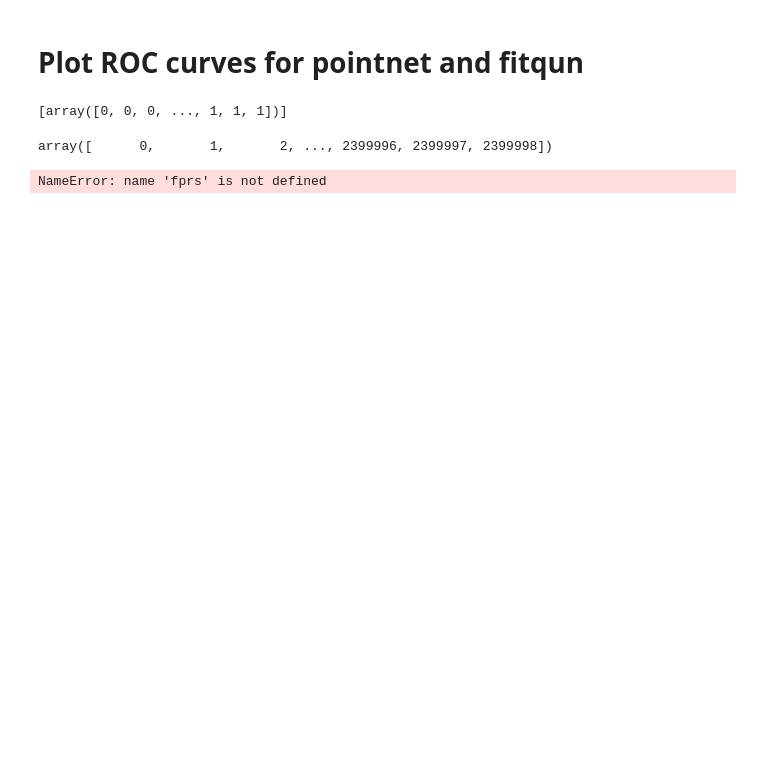
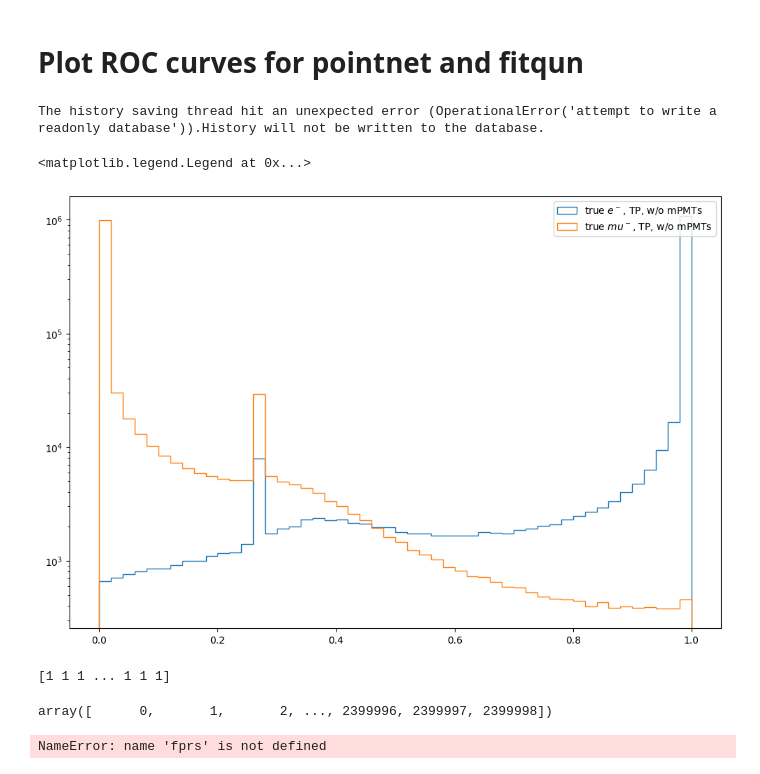
Before and after one commit to Joanna-Gao/WatChMaL_analysis, a Jupyter notebook: pointnet/short_tank_pointnet_tts_var.ipynb, the cells around one changed output. Cells and saved outputs as stored; diff of their text form; code cells hidden in the pictures; blank space fills up the shorter version.

```diff
--- a/pointnet/short_tank_pointnet_tts_var.ipynb
+++ b/pointnet/short_tank_pointnet_tts_var.ipynb
@@ -94,9 +105,25 @@ linewidth = [pointnet_linewidth[i] for i in pointnets] + [fitqun_linewidth[i] fo
 ############# load HK hybrid ML testset result #############
 HKHybrid_raw_output_softmax   = [np.load(loc + "/softmax.npy") for loc in locs]
 HKHybrid_raw_actual_labels    = [np.load(loc + "/labels.npy") for loc in locs]
-# %%
-HKHybrid_raw_actual_labels
-# %% [output]
-[array([0, 0, 0, ..., 1, 1, 1])]
+# %%
+fig = plt.figure(figsize=(12,8))
+plt.hist(HKHybrid_raw_output_softmax[1][HKHybrid_raw_actual_labels[1]==1][:,1], bins=50, histtype='step',
+         label='true $e^-$, TP, w/o mPMTs')
+plt.hist(HKHybrid_raw_output_softmax[1][HKHybrid_raw_actual_labels[1]==2][:,1], bins=50, histtype='step',
+         label='true $mu^-$, TP, w/o mPMTs')
+plt.yscale('log')
+# plt.xlim(0.275,0.28)
+plt.legend()
+# plt.title("e/mu classification")
+# %% [output]
+The history saving thread hit an unexpected error (OperationalError('attempt to write a readonly database')).History will not be written to the database.
+<matplotlib.legend.Legend at 0x...>
+[figure, added]
+# %%
+interesting_array = HKHybrid_raw_output_softmax[1][HKHybrid_raw_actual_labels[0]==1][:,1]
+idx=np.where((interesting_array > 0.275) & (interesting_array < 0.28))
+print(HKHybrid_raw_actual_labels[1][idx])
+# %% [output]
+[1 1 1 ... 1 1 1]
 # %%
 # Apply the cut on fiducial volume
```
Also changed, not shown: parts of 11 cells of this notebook, 10 other files.
